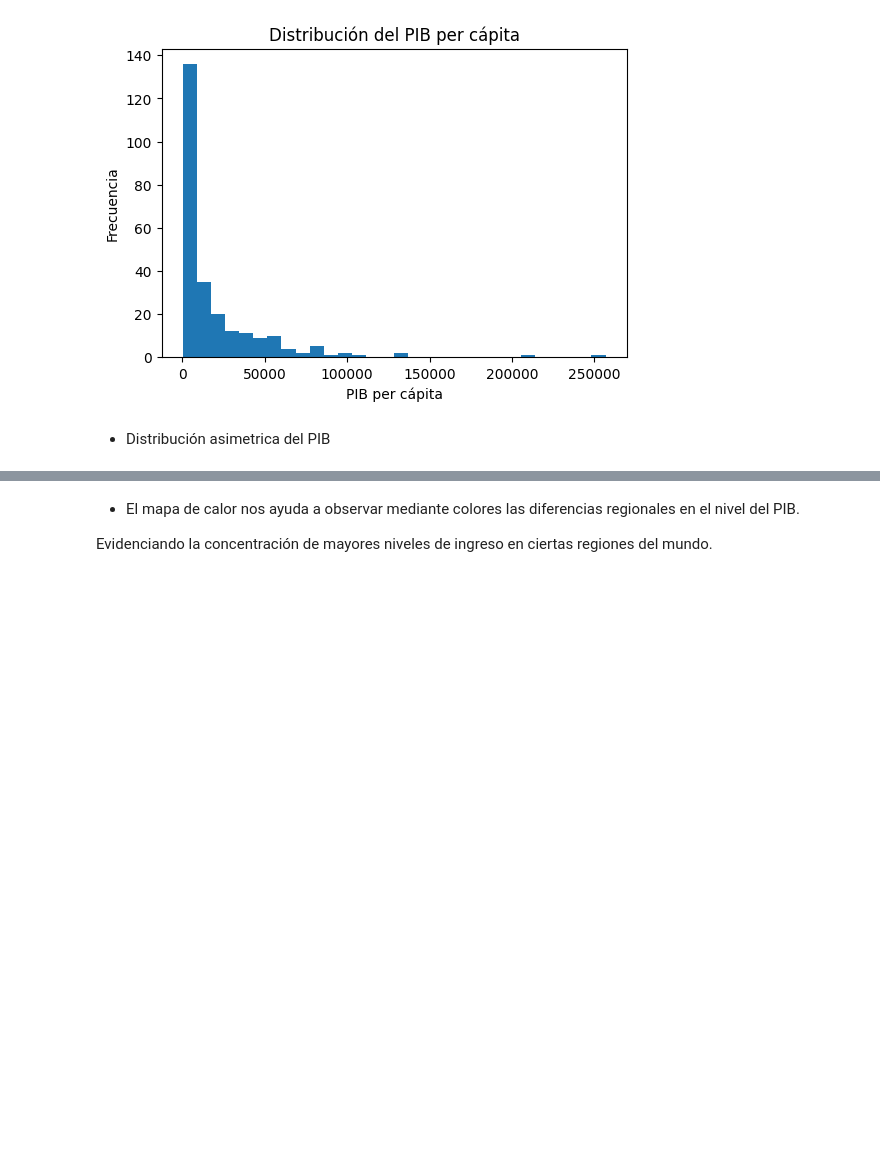
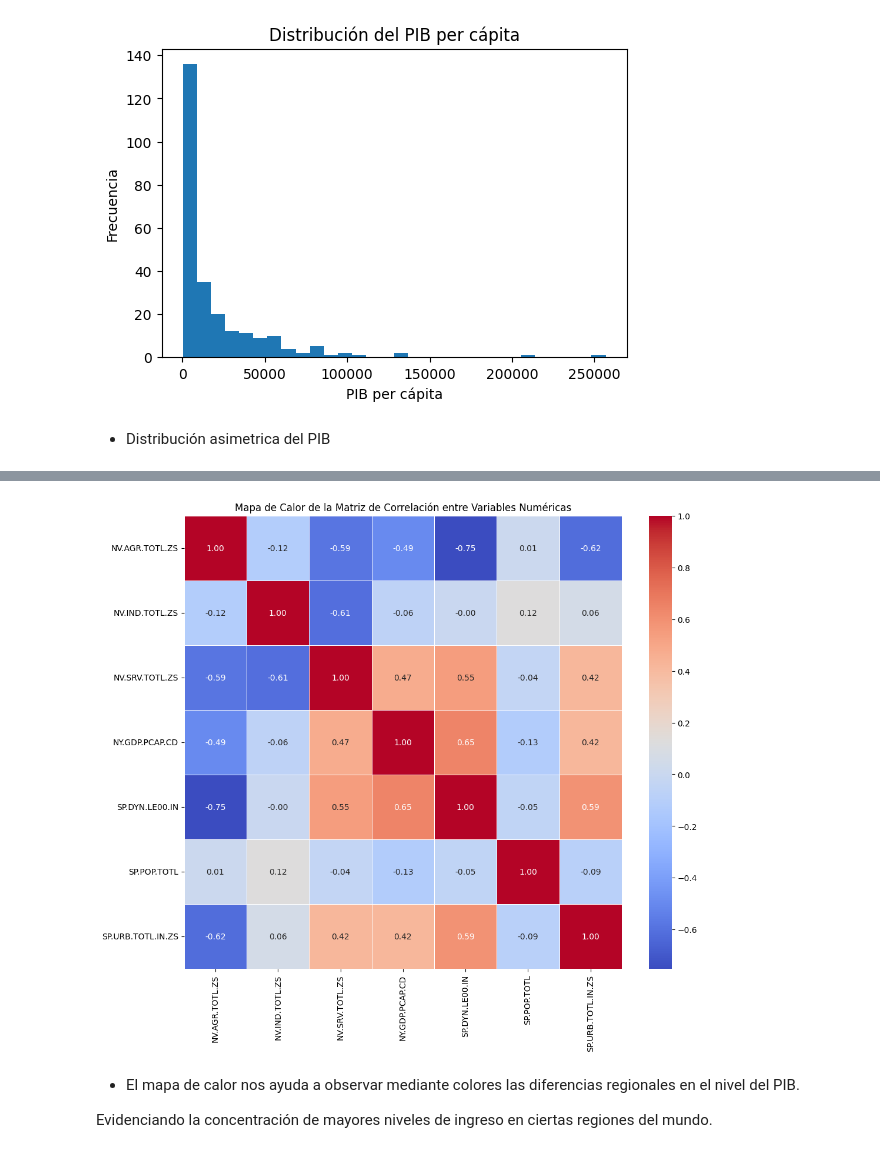
Before and after one commit to antoniarioseco1-rgb/portafolio, a Jupyter notebook: Etapa_2.ipynb, the cells around one changed output, grey strips where cells are left out. Drawn from its saved outputs; the diff is of its cells as text; code cells hidden in the pictures; blank space fills up the shorter version.

```diff
--- a/Etapa_2.ipynb
+++ b/Etapa_2.ipynb
@@ -218,3 +218,11 @@ datos1.head()
 | 2 | YEM | Yemen, Rep. | NaN | NaN | NaN | NaN | 69.295000 | ... |
 | 3 | PSE | West Bank and Gaza | 5.703752 | 15.580544 | 58.534618 | 3455.028529 | 65.170000 | ... |
 | 4 | VIR | Virgin Islands (U.S.) | NaN | NaN | NaN | NaN | 80.519512 | ... |
+# %%
+#Imputación de datos
+num = [col for col in imputada if col in datos1.select_dtypes(include=np.number).columns]
+
+imputados = SimpleImputer(strategy = "mean")
+datos1[num] = imputados.fit_transform(datos1[num])
+
+datos1.head()
@@ -257,3 +258,31 @@ fig.show()
+# %%
+import seaborn as sns
+import matplotlib.pyplot as plt
+
+# Seleccionar solo columnas numéricas del DataFrame 'datos1'
+# También eliminamos 'NY.GDP.PCAP.CD_discretizada' si ya está presente ya que es categórica
+# y 'NY.GDP.PCAP.CD' para que no esté duplicada con la discretizada
+numerical_cols = datos1.select_dtypes(include=['number']).columns
+
+# Excluir la variable objetivo si ya está discretizada y no queremos su correlación con las numéricas
+# o si la original ya está presente y no queremos su correlación directa
+# Si 'NY.GDP.PCAP.CD_discretizada' no está en datos1, no pasa nada
+if 'NY.GDP.PCAP.CD_discretizada' in numerical_cols:
+    numerical_cols = numerical_cols.drop('NY.GDP.PCAP.CD_discretizada')
+
+# Calcular la matriz de correlación. Se eliminan las filas con NaN para este cálculo.
+corr_matrix = datos1[numerical_cols].dropna().corr()
+
+plt.figure(figsize=(12, 10))
+sns.heatmap(corr_matrix,
+            annot=True, # Muestra los valores de correlación en el mapa de calor
+            cmap='coolwarm', # Esquema de color para la visualización
+            fmt=".2f", # Formato de los números en las anotaciones
+            linewidths=.5) # Líneas entre las celdas
+plt.title('Mapa de Calor de la Matriz de Correlación entre Variables Numéricas')
+plt.show()
+# %% [output]
+[figure, added]
 # %% [markdown]
 * El mapa de calor nos ayuda a observar mediante colores las diferencias regionales en el nivel del PIB.
 
```
Also changed, not shown: parts of 4 cells of this notebook.
